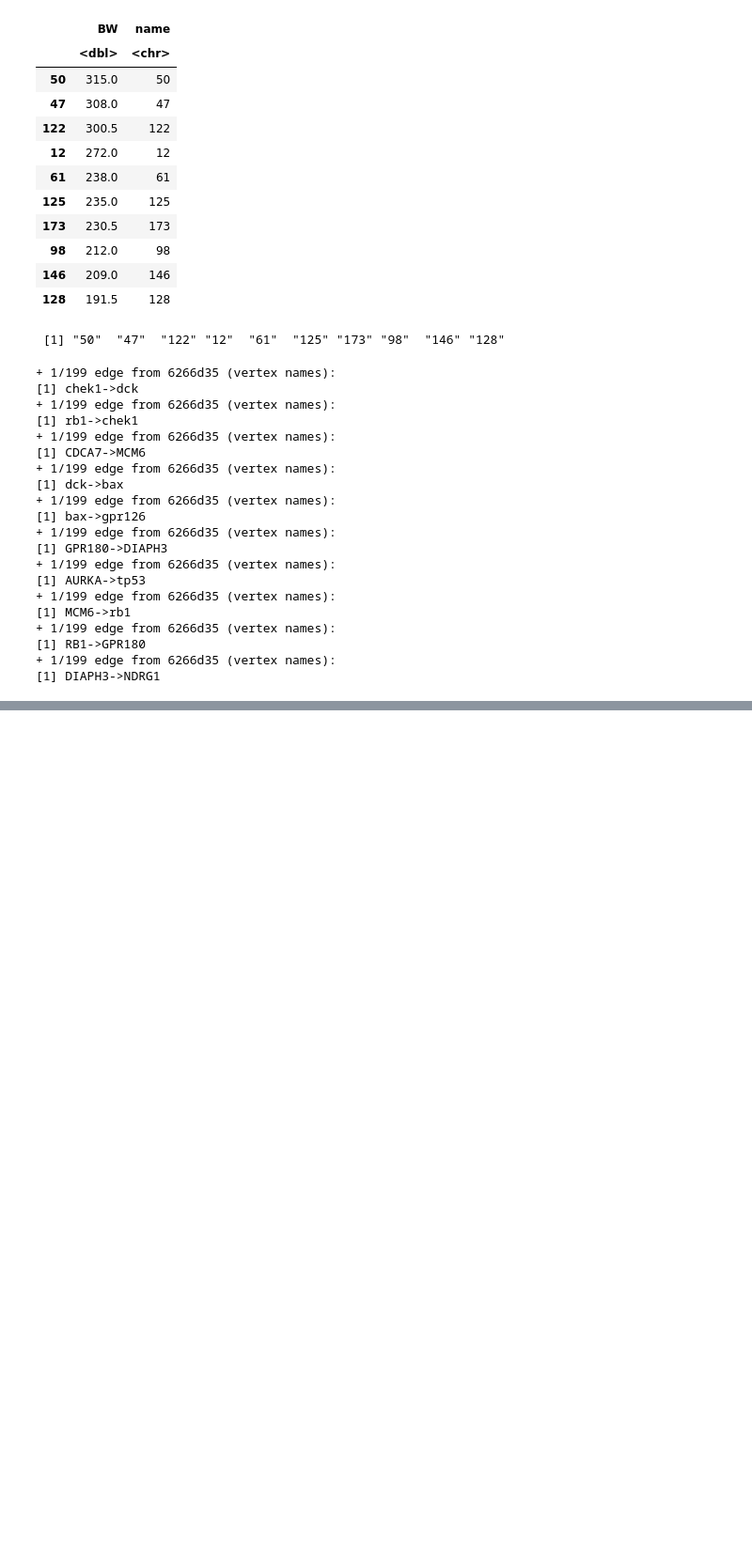
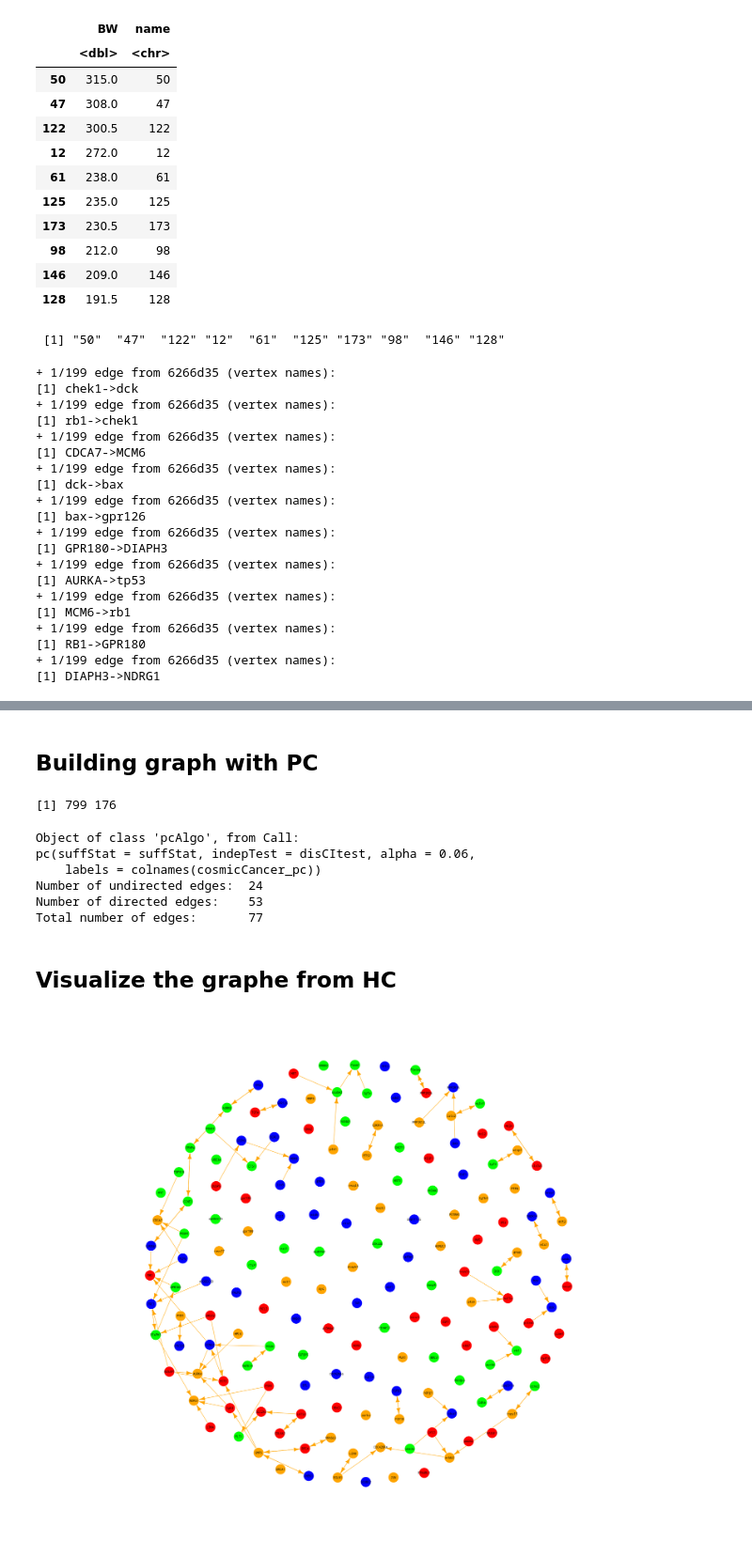
Before and after one commit to skourta/cosmicCancer-network-reconstruction, a Jupyter notebook: TP.ipynb, the cells around one changed output, grey strips where cells are left out. Shown at 94% size. Saved outputs shown, nothing was run; the diff lists cells and outputs as text; code cells hidden in the pictures; blank space fills up the shorter version.

```diff
--- a/TP.ipynb
+++ b/TP.ipynb
@@ -364,0 +397,2 @@ for (name in top10Edges$name){
+# %% [markdown]
+## Building graph with PC
@@ -364,0 +401,53 @@ for (name in top10Edges$name){
+# %%
+na_rows = cosmicCancer[!complete.cases(cosmicCancer),]
+na_idx = as.integer(rownames(na_rows))
+cosmicCancer_noNA = cosmicCancer[-na_idx,]
+dim(cosmicCancer_noNA)
+cosmicCancer_noNA[, "Ploidy"] = as.factor(cosmicCancer_noNA[, "Ploidy"])
+
+const_col = c()
+for(iCol in c(1:ncol(cosmicCancer_noNA))){
+
+  if(length(unique(as.character(cosmicCancer_noNA[, iCol]))) < 2){
+    const_col = c(const_col, iCol)
+  }
+}
+
+cosmicCancer_noNACst = cosmicCancer_noNA[, -const_col]
+# %% [output]
+[1] 799 176
+# %%
+cosmicCancer_pc=data.matrix(cosmicCancer_noNACst)
+cosmicCancer_pc=cosmicCancer_pc-1
+nlevels=apply(cosmicCancer_pc,2,function(x) length(attr(as.factor(x), "levels")))
+suffStat=list(dm = cosmicCancer_pc, nlev=nlevels, adaptDF = FALSE)
+pc_model <- pc(suffStat, indepTest=disCItest, alpha=0.06, labels=colnames(cosmicCancer_pc))
+pc_model
+# %% [output]
+Object of class 'pcAlgo', from Call:
+pc(suffStat = suffStat, indepTest = disCItest, alpha = 0.06,
+    labels = colnames(cosmicCancer_pc))
+Number of undirected edges:  24
+Number of directed edges:    53
+Total number of edges:       77
+# %% [markdown]
+## Visualize the graphe from HC
+# %%
+genes_color = c("red", "green","orange", "blue")
+pc.cancer_data_bn = bnlearn::as.bn(pc_model, check.cycles = FALSE)
+pc.cancer_data_bn_adj = bnlearn::amat(pc.cancer_data_bn)
+colnames(pc.cancer_data_bn_adj) = colnames(cosmicCancer_pc)
+rownames(pc.cancer_data_bn_adj) = colnames(cosmicCancer_pc)
+cancer_pc_net = igraph::graph_from_adjacency_matrix(pc.cancer_data_bn_adj)
+e <- igraph::get.edgelist(cancer_pc_net, names = FALSE)
+l <- qgraph.layout.fruchtermanreingold(e,vcount=igraph::vcount(cancer_pc_net),
+                                       area=20*(igraph::vcount(cancer_pc_net)^2),
+                                       repulse.rad=(igraph::vcount(cancer_pc_net)^3.0))
+plot(cancer_pc_net, edge.arrow.size = .3,
+     edge.color = "orange", vertex.color = genes_color,
+     vertex.frame.color ="#FFFFFF",
+     vertex.label.color = "black", vertex.label.cex = .6,
+     vertex.shape = "circle", vertex.size = 5,
+     layout = l)
+# %% [output]
+[figure, added]
```
Also changed, not shown: parts of 31 cells of this notebook.
